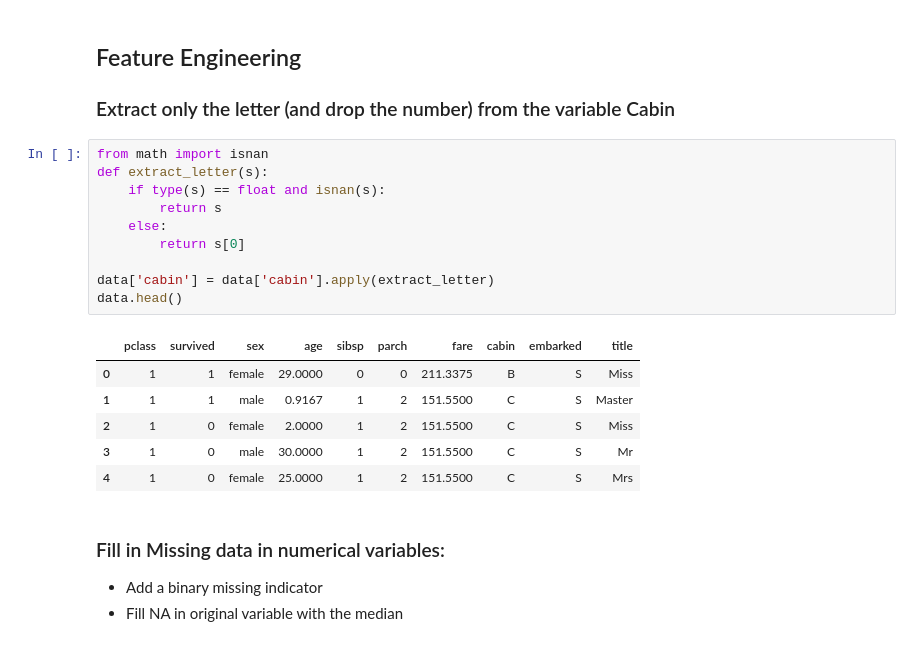
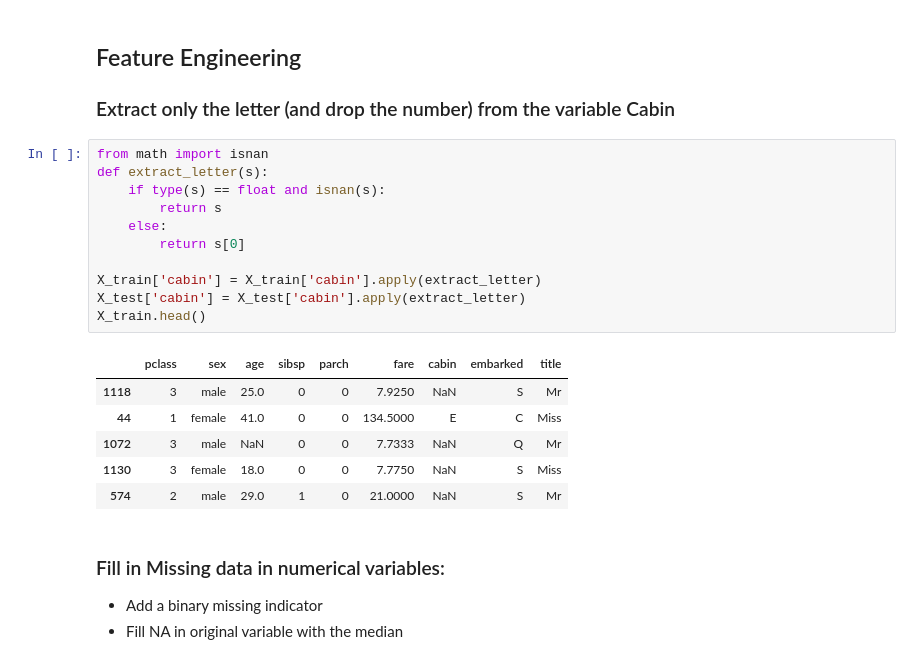
Before and after one commit to lohiermichael/deployment-of-machine-learning-models, a Jupyter notebook: section_2:machine_learning_pipeline-research/assignment/Predicting-Survival-Titanic-Assignement.ipynb, the cells around one changed output. Cells and saved outputs as stored; diff of their text form.

```diff
--- a/section_2:machine_learning_pipeline-research/assignment/Predicting-Survival-Titanic-Assignement.ipynb
+++ b/section_2:machine_learning_pipeline-research/assignment/Predicting-Survival-Titanic-Assignement.ipynb
@@ -222,20 +222,21 @@ X_train.shape, X_test.shape
 # %%
 from math import isnan
 def extract_letter(s):
     if type(s) == float and isnan(s):
         return s
     else:
         return s[0]
 
-data['cabin'] = data['cabin'].apply(extract_letter)
-data.head()
+X_train['cabin'] = X_train['cabin'].apply(extract_letter)
+X_test['cabin'] = X_test['cabin'].apply(extract_letter)
+X_train.head()
 # %% [output]
-|  | pclass | survived | sex | age | sibsp | parch | fare | cabin | embarked | title |
-| 0 | 1 | 1 | female | 29.0000 | 0 | 0 | 211.3375 | B | S | Miss |
-| 1 | 1 | 1 | male | 0.9167 | 1 | 2 | 151.5500 | C | S | Master |
-| 2 | 1 | 0 | female | 2.0000 | 1 | 2 | 151.5500 | C | S | Miss |
-| 3 | 1 | 0 | male | 30.0000 | 1 | 2 | 151.5500 | C | S | Mr |
-| 4 | 1 | 0 | female | 25.0000 | 1 | 2 | 151.5500 | C | S | Mrs |
+|  | pclass | sex | age | sibsp | parch | fare | cabin | embarked | title |
+| 1118 | 3 | male | 25.0 | 0 | 0 | 7.9250 | NaN | S | Mr |
+| 44 | 1 | female | 41.0 | 0 | 0 | 134.5000 | E | C | Miss |
+| 1072 | 3 | male | NaN | 0 | 0 | 7.7333 | NaN | Q | Mr |
+| 1130 | 3 | female | 18.0 | 0 | 0 | 7.7750 | NaN | S | Miss |
+| 574 | 2 | male | 29.0 | 1 | 0 | 21.0000 | NaN | S | Mr |
 # %% [markdown]
 ### Fill in Missing data in numerical variables:
 
```
Also changed, not shown: parts of 1 cell of this notebook.
